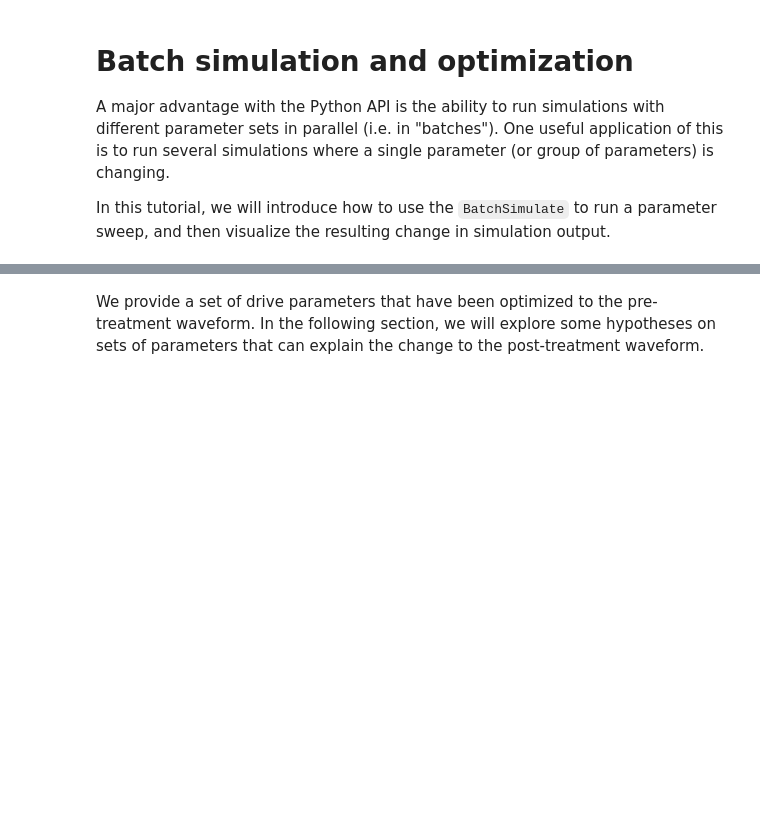
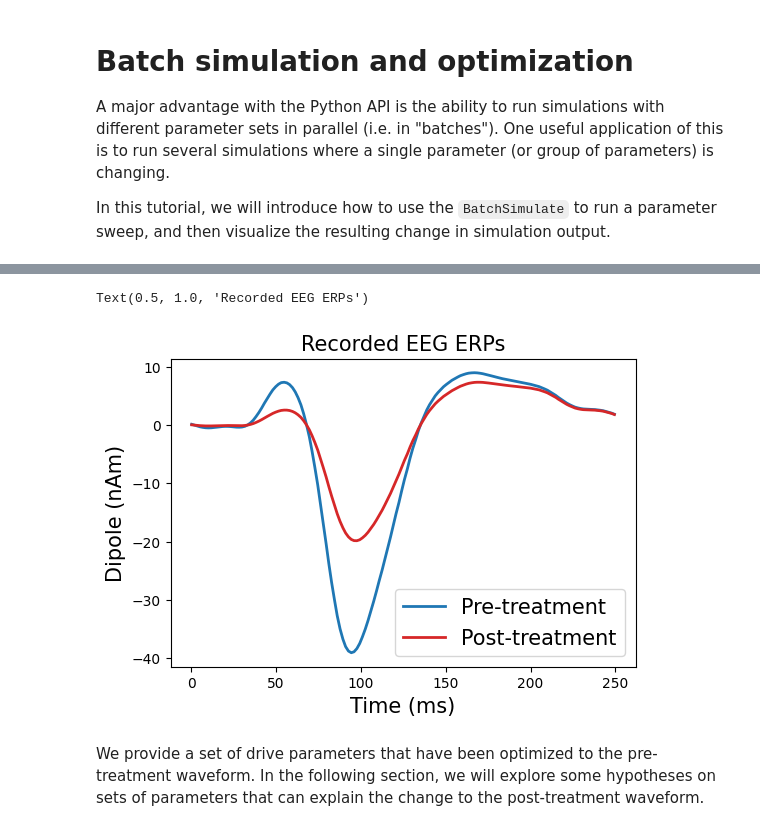
Before and after one commit to ntolley/hnn-workshop-materials, a Jupyter notebook: batch_simulation_tutorial.ipynb, the cells around one changed output, grey strips where cells are left out. Saved outputs shown, nothing was run; the diff lists cells and outputs as text; code cells hidden in the pictures; blank space fills up the shorter version.

```diff
--- a/batch_simulation_tutorial.ipynb
+++ b/batch_simulation_tutorial.ipynb
@@ -10,5 +12,32 @@ Here we are going to focus on an artificial example from [Tolley et al. 2026](ht
 # %%
+from hnn_core import read_dipole
+import matplotlib.pyplot as plt
+
 # Load in pre-treat and post treatment waveforms
+
+pre_dpl_data = read_dipole('jove_data/pre-treatment.txt')
+post_dpl_data = read_dipole('jove_data/post-treatment.txt')
+
+
+# Useful plotting defaults used throughout
+fontsize = 15
+linewidth = 2
+smooth = 30
+scale_factor = 1000
+pre_color, post_color = 'C0', 'C3'
+
+# Plot waveforms to compare
+plt.figure(figsize=(6,4))
+plt.plot(pre_dpl_data.times, pre_dpl_data.data['agg'], linewidth=linewidth, color=pre_color, label='Pre-treatment')
+plt.plot(post_dpl_data.times, post_dpl_data.data['agg'], linewidth=linewidth, color=post_color, label='Post-treatment')
+
+plt.xlabel('Time (ms)', fontsize=fontsize)
+plt.ylabel('Dipole (nAm)', fontsize=fontsize)
+plt.legend(fontsize=fontsize)
+plt.title('Recorded EEG ERPs', fontsize=fontsize)
+# %% [output]
+Text(0.5, 1.0, 'Recorded EEG ERPs')
+[figure, added]
 # %% [markdown]
 We provide a set of drive parameters that have been optimized to the pre-treatment waveform. In the following section, we will explore some hypotheses on sets of parameters that can explain the change to the post-treatment waveform.
 # %%
```
Also changed, not shown: parts of 10 cells of this notebook.
